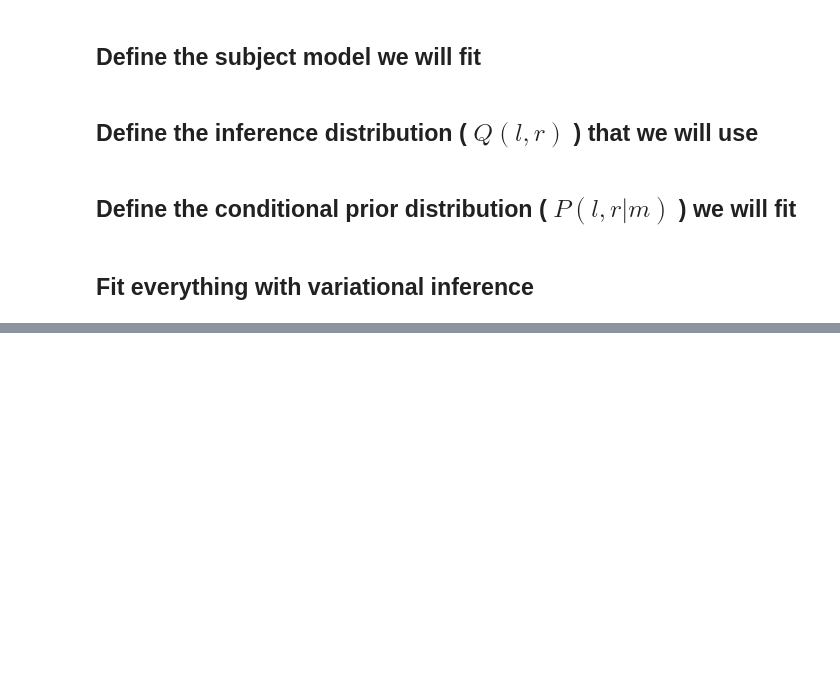
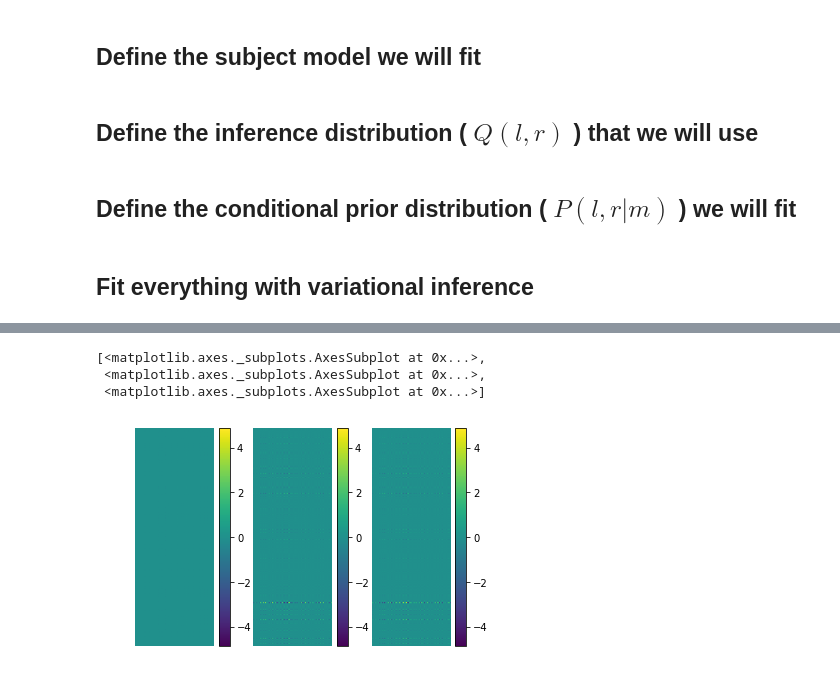
Before and after one commit to wbishopJanelia/janelia_core, a Jupyter notebook: development/single_subject_vae_continuous_latent_reg_model.ipynb, the cells around one changed output, grey strips where cells are left out. Cells and saved outputs as stored; diff of their text form; code cells hidden in the pictures; blank space fills up the shorter version.

```diff
--- a/development/single_subject_vae_continuous_latent_reg_model.ipynb
+++ b/development/single_subject_vae_continuous_latent_reg_model.ipynb
@@ -27,13 +27,13 @@ from janelia_core.visualization.matrix_visualization import cmp_n_mats
 # %% [markdown]
 ## Parameters go here
 # %%
-n_neurons = [100, 120]
+n_neurons = [1000]
 
 d_in = n_neurons
 d_out = n_neurons
 
-d_proj = [2, 2]
-d_trans = [2, 2]
+d_proj = [2]
+d_trans = [2]
 
 n_smps = 1000
 
@@ -97,7 +95,7 @@ for g in range(n_grps):
         proj_mode_dists = [None]*n_cur_modes
         for mode_i in range(n_cur_modes):
 
-            spike_log_prob_fcn = LogGaussianBumpFcn(d_x=2, ctr_std_init=0.25, log_gain_init=0.0)
+            spike_log_prob_fcn = LogGaussianBumpFcn(d_x=2, ctr_std_init=0.25, log_gain_init=-0.00001)
             spike_d = CondBernoulliDistribution(spike_log_prob_fcn)
 
             slab_mn_fcn = torch.nn.Sequential(torch.nn.Linear(2,n_prior_nodes), torch.nn.ReLU(),
@@ -152,7 +150,7 @@ n_output_groups = len(d_in)
 
 M = IdentityMap()
 S = [Bias(d_o) for d_o in d_out]
-mdl = LatentRegModel(d_in, d_out, d_proj, d_trans, M, S, direct_pairs=None)
+mdl = LatentRegModel(d_in, d_out, d_proj, d_trans, M, S, direct_pairs=None, noise_range=[.25, .255])
 
 for g, p_g in enumerate(mdl.p):
     p_g.data = true_p[g]
@@ -189,7 +187,7 @@ for g in range(n_grps):
 
         for mode_i in range(n_grp_modes):
             mn_f = IndSmpConstantRealFcn(n_grp_neurons, init_value=.01)
-            std_f = IndSmpConstantBoundedFcn(n_grp_neurons, lower_bound=.01, upper_bound=10.0, init_value=.2)
+            std_f = IndSmpConstantBoundedFcn(n_grp_neurons, lower_bound=.0001, upper_bound=10.0, init_value=.2)
             q_dists[mode_i] = CondGaussianDistribution(mn_f=mn_f, std_f=std_f)
             q_dists[mode_i] = q_dists[mode_i].to(device)
 
@@ -260,16 +261,21 @@ plt.plot(log['elapsed_time'], log['elbo'])
 # %%
-vis_g = 1
+vis_g = 0
 
 true_w = torch.matmul(true_u[vis_g], true_p[vis_g].t()).detach().numpy()
 
 est_p = [d.sample(neuron_props[vis_g]) for d in q_p_mode_dists[vis_g]]
 est_p = torch.cat(est_p, dim=1)
 
 est_u = [d.sample(neuron_props[vis_g]) for d in q_u_mode_dists[vis_g]]
 est_u = torch.cat(est_u, dim=1)
 
 est_w = torch.matmul(est_u, est_p.t()).detach().cpu().numpy()
 
 cmp_n_mats([true_w, est_w, true_w-est_w], show_colorbars=True)
+# %% [output]
+[<matplotlib.axes._subplots.AxesSubplot at 0x...>,
+ <matplotlib.axes._subplots.AxesSubplot at 0x...>,
+ <matplotlib.axes._subplots.AxesSubplot at 0x...>]
+[figure, added]
 # %%
 visualize_mode_pairs(true_prior_u_dists[vis_g], prior_u_dists[vis_g])
```
Also changed, not shown: parts of 9 cells of this notebook, 4 other files.
